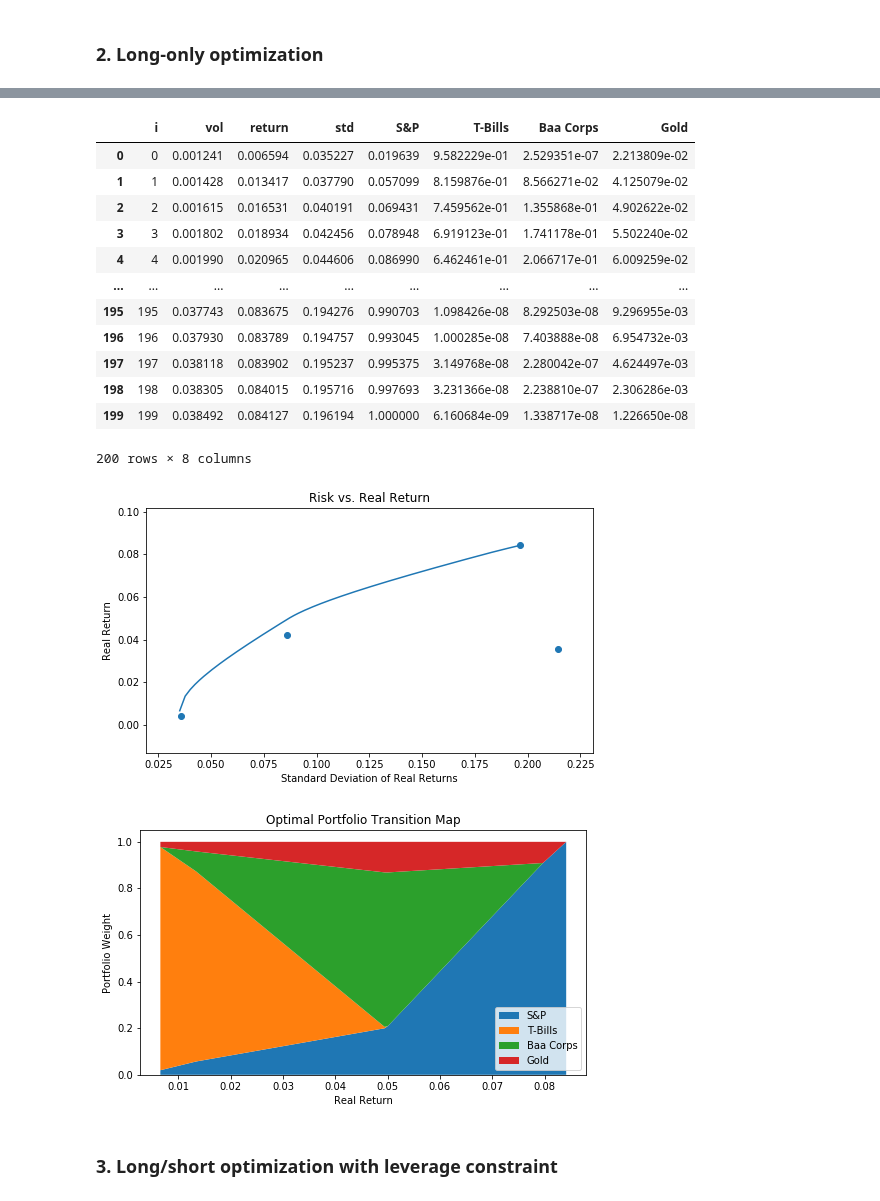
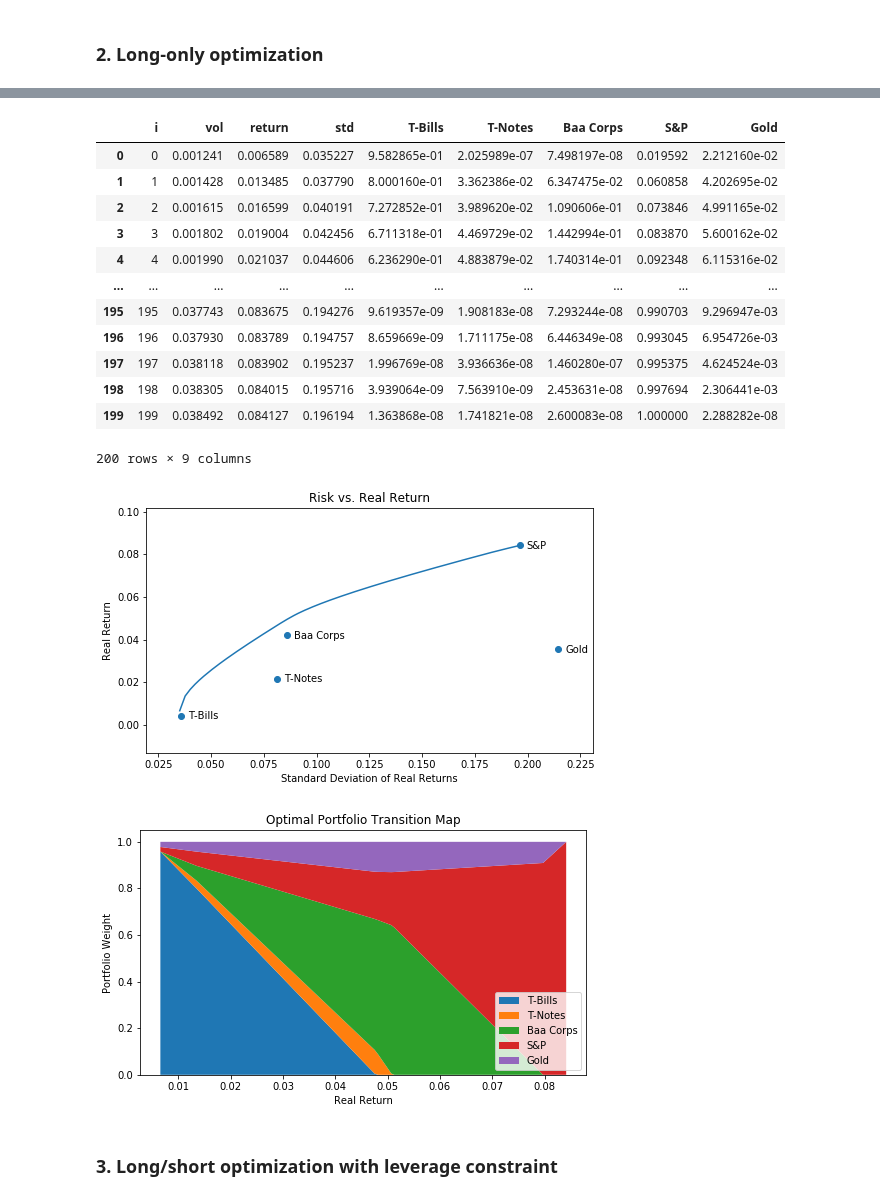
Before and after one commit to druce/portfolio_optimization, a Jupyter notebook: Portfolio optimization.ipynb, the cells around one changed output, grey strips where cells are left out. Saved outputs shown, nothing was run; the diff lists cells and outputs as text; code cells hidden in the pictures.

Commit message:
Fix chart

```diff
--- a/Portfolio optimization.ipynb
+++ b/Portfolio optimization.ipynb
@@ -141,7 +141,7 @@ sns.heatmap(df.corr(), annot=True, fmt=".02f", cmap=my_cmap);
 # drop CPI which is not an asset
 df.drop(labels=['CPI'], axis=1, inplace=True)
 # drop T-Notes, allocations are small, favors corps
-df.drop(labels=['T-Notes'], axis=1, inplace=True)
+# df.drop(labels=['T-Notes'], axis=1, inplace=True)
 labels = list(df.columns)
 labels
 # %% [output]
@@ -260,42 +260,42 @@ for i, colname in enumerate(labels):
 # %%
 ret_df
 # %% [output]
-|  | i | vol | return | std | S&P | T-Bills | Baa Corps | Gold |
-| 0 | 0 | 0.001241 | 0.006594 | 0.035227 | 0.019639 | 9.582229e-01 | 2.529351e-07 | 2.213809e-02 |
-| 1 | 1 | 0.001428 | 0.013417 | 0.037790 | 0.057099 | 8.159876e-01 | 8.566271e-02 | 4.125079e-02 |
-| 2 | 2 | 0.001615 | 0.016531 | 0.040191 | 0.069431 | 7.459562e-01 | 1.355868e-01 | 4.902622e-02 |
-| 3 | 3 | 0.001802 | 0.018934 | 0.042456 | 0.078948 | 6.919123e-01 | 1.741178e-01 | 5.502240e-02 |
-| 4 | 4 | 0.001990 | 0.020965 | 0.044606 | 0.086990 | 6.462461e-01 | 2.066717e-01 | 6.009259e-02 |
-| ... | ... | ... | ... | ... | ... | ... | ... | ... |
-| 195 | 195 | 0.037743 | 0.083675 | 0.194276 | 0.990703 | 1.098426e-08 | 8.292503e-08 | 9.296955e-03 |
-| 196 | 196 | 0.037930 | 0.083789 | 0.194757 | 0.993045 | 1.000285e-08 | 7.403888e-08 | 6.954732e-03 |
-| 197 | 197 | 0.038118 | 0.083902 | 0.195237 | 0.995375 | 3.149768e-08 | 2.280042e-07 | 4.624497e-03 |
-| 198 | 198 | 0.038305 | 0.084015 | 0.195716 | 0.997693 | 3.231366e-08 | 2.238810e-07 | 2.306286e-03 |
-| 199 | 199 | 0.038492 | 0.084127 | 0.196194 | 1.000000 | 6.160684e-09 | 1.338717e-08 | 1.226650e-08 |
+|  | i | vol | return | std | T-Bills | T-Notes | Baa Corps | S&P | Gold |
+| 0 | 0 | 0.001241 | 0.006589 | 0.035227 | 9.582865e-01 | 2.025989e-07 | 7.498197e-08 | 0.019592 | 2.212160e-02 |
+| 1 | 1 | 0.001428 | 0.013485 | 0.037790 | 8.000160e-01 | 3.362386e-02 | 6.347475e-02 | 0.060858 | 4.202695e-02 |
+| 2 | 2 | 0.001615 | 0.016599 | 0.040191 | 7.272852e-01 | 3.989620e-02 | 1.090606e-01 | 0.073846 | 4.991165e-02 |
+| 3 | 3 | 0.001802 | 0.019004 | 0.042456 | 6.711318e-01 | 4.469729e-02 | 1.442994e-01 | 0.083870 | 5.600162e-02 |
+| 4 | 4 | 0.001990 | 0.021037 | 0.044606 | 6.236290e-01 | 4.883879e-02 | 1.740314e-01 | 0.092348 | 6.115316e-02 |
+| ... | ... | ... | ... | ... | ... | ... | ... | ... | ... |
+| 195 | 195 | 0.037743 | 0.083675 | 0.194276 | 9.619357e-09 | 1.908183e-08 | 7.293244e-08 | 0.990703 | 9.296947e-03 |
+| 196 | 196 | 0.037930 | 0.083789 | 0.194757 | 8.659669e-09 | 1.711175e-08 | 6.446349e-08 | 0.993045 | 6.954726e-03 |
+| 197 | 197 | 0.038118 | 0.083902 | 0.195237 | 1.996769e-08 | 3.936636e-08 | 1.460280e-07 | 0.995375 | 4.624524e-03 |
+| 198 | 198 | 0.038305 | 0.084015 | 0.195716 | 3.939064e-09 | 7.563910e-09 | 2.453631e-08 | 0.997694 | 2.306441e-03 |
+| 199 | 199 | 0.038492 | 0.084127 | 0.196194 | 1.363868e-08 | 1.741821e-08 | 2.600083e-08 | 1.000000 | 2.288282e-08 |
-200 rows × 8 columns
+200 rows × 9 columns
 # %%
 # plot frontier
 plt.figure(figsize=(8, 4.5))
 plt.scatter(asset_vols, mu)
 
 x = ret_df['std']
 y = ret_df['return']
 plt.xlabel("Standard Deviation of Real Returns")
 plt.ylabel("Real Return")
 plt.title("Risk vs. Real Return")
 
 # plot the data
 plt.plot(x,y)
 
 
 xoffset = 0.0033
 yoffset = 0.002
 for i, label in enumerate(labels):
-    ax.annotate(label, xy=(asset_vols[i]+xoffset, mu[i]+yoffset),  xycoords='data',
+    plt.annotate(label, xy=(asset_vols[i]+xoffset, mu[i]+yoffset),  xycoords='data',
                 horizontalalignment='left', verticalalignment='top',
                )
 # %% [output]
-[figure, old version]
+[figure, new version]
 # %%
 # stacked area chart of weights vs. returns
 # for given vol constraint and corresponding real return, show portfolio weights
@@ -310,7 +310,7 @@ plt.xlabel("Real Return")
 plt.ylabel("Portfolio Weight")
 plt.title("Optimal Portfolio Transition Map");
 # %% [output]
-[figure, old version]
+[figure, new version]
 # %% [markdown]
 ### 3. Long/short optimization with leverage constraint
 # %% [markdown]
```
Also changed, not shown: parts of 8 cells of this notebook, 1 other file.
